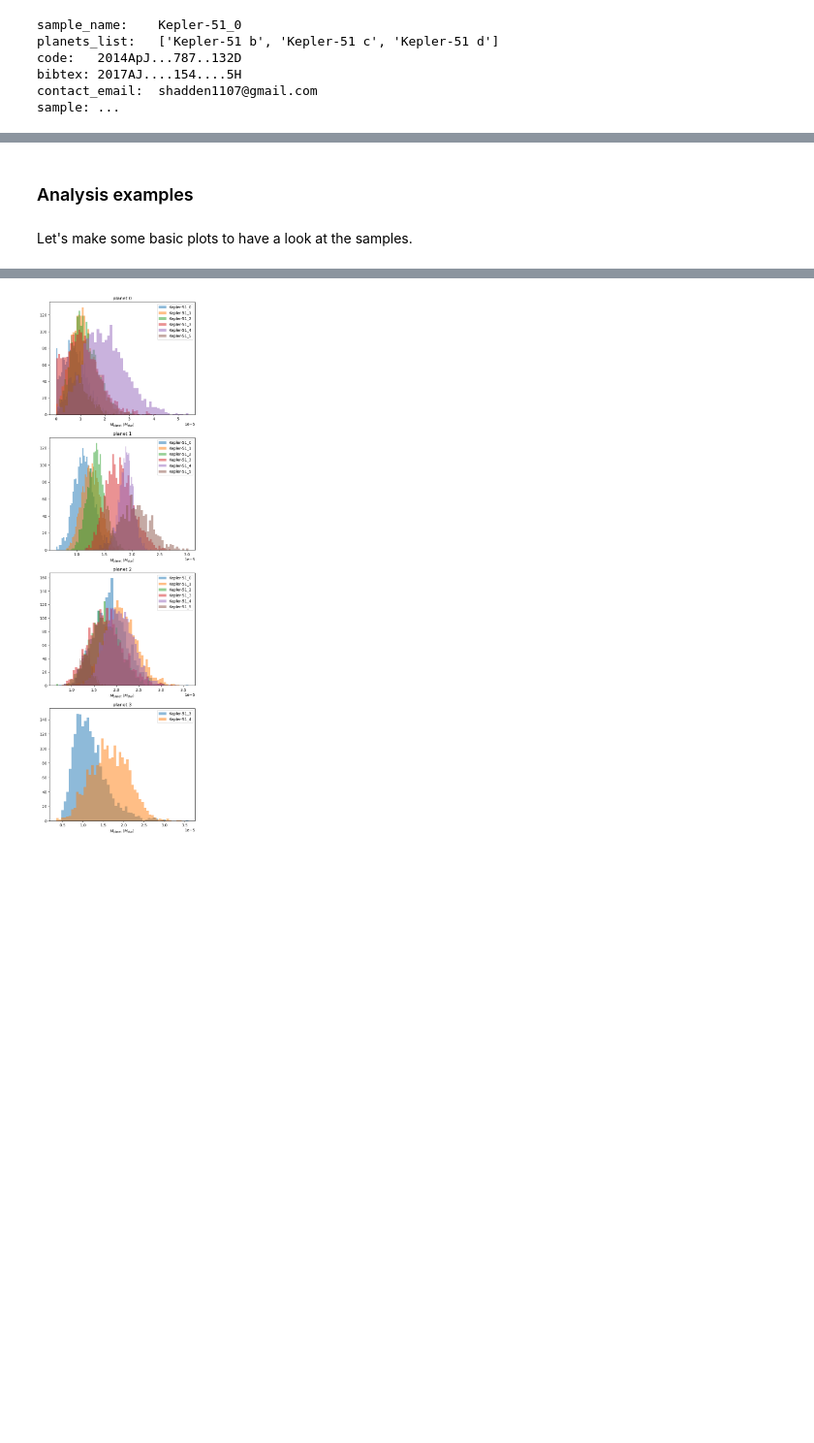
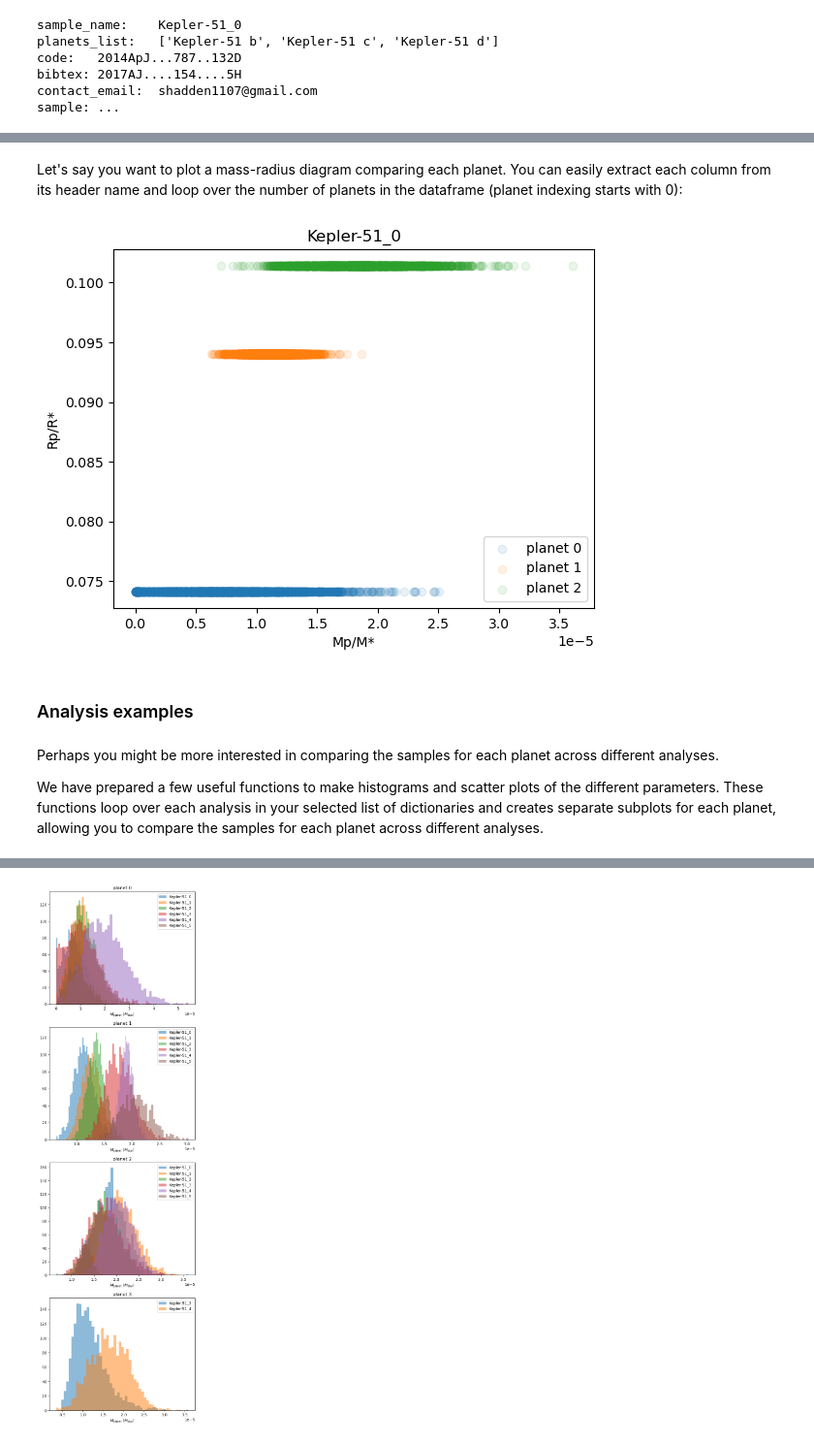
Before and after one commit to adleleu/resonantstate, a Jupyter notebook: nbs/notebook_obs_analysis.ipynb, the cells around one changed output, grey strips where cells are left out. Shown at 97% size. Saved outputs shown, nothing was run; the diff lists cells and outputs as text; code cells hidden in the pictures; blank space fills up the shorter version.

```diff
--- a/nbs/notebook_obs_analysis.ipynb
+++ b/nbs/notebook_obs_analysis.ipynb
@@ -124,0 +127,3 @@ sample: ...
+# %%
+df = df_list[0]['sample']
+df.head()
@@ -125,6 +138,26 @@ sample: ...
+# %% [markdown]
+Let's say you want to plot a mass-radius diagram comparing each planet. You can easily extract each column from its header name and loop over the number of planets in the dataframe (planet indexing starts with 0):
+# %%
+title = df_list[0]['sample_name']
+
+n_planets = 3
+plt.figure()
+for p in range(n_planets):
+    mass = df[f'mass_planet_star_ratio_{p}']
+    period = df[f'radius_planet_star_ratio_{p}']
+    plt.scatter(mass, period, alpha=0.1, label=f'planet {p}')
+    plt.xlabel('Mp/M*')
+    plt.ylabel('Rp/R*')
+plt.title(title)
+plt.legend()
+plt.show()
+# %% [output]
+[figure, added]
 # %% [markdown]
 ### Analysis examples
-# %% [markdown]
-Let's make some basic plots to have a look at the samples.
+# %% [markdown]
+Perhaps you might be more interested in comparing the samples for each planet across different analyses.
+
+We have prepared a few useful functions to make histograms and scatter plots of the different parameters. These functions loop over each analysis in your selected list of dictionaries and creates separate subplots for each planet, allowing you to compare the samples for each planet across different analyses.
 # %% [markdown]
 You can directly plot the following parameters:
```
Also changed, not shown: parts of 16 cells of this notebook, 2 other files.
